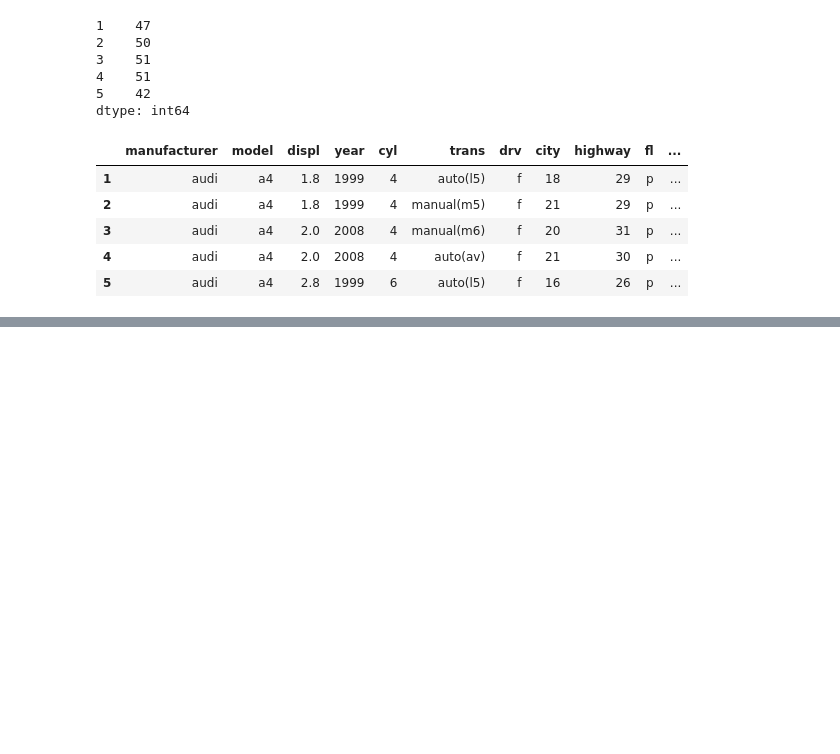
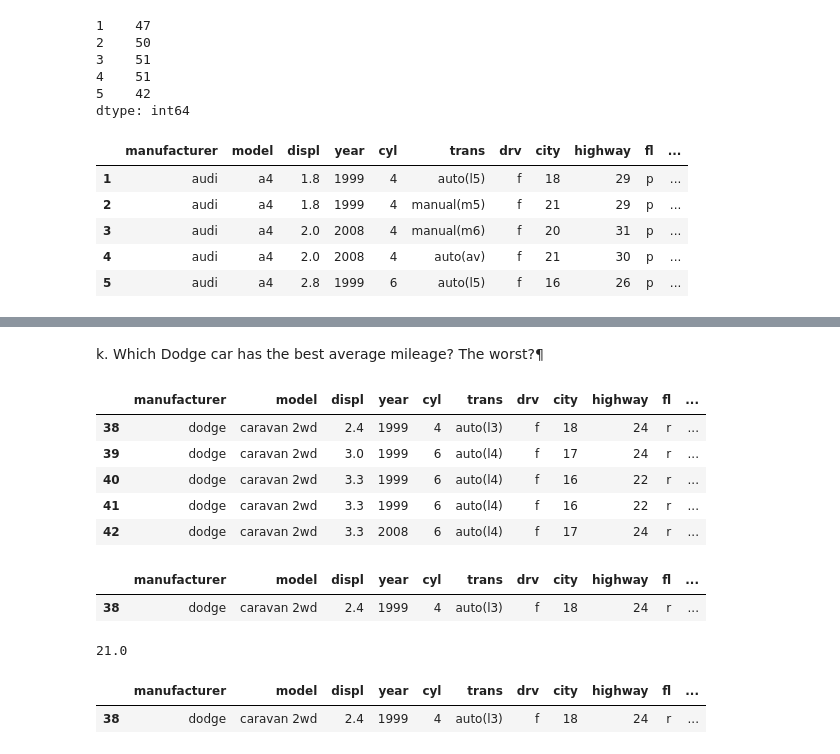
Before and after one commit to matt-c-knight/numpy-pandas-visualization-exercises, a Jupyter notebook: pandas_df_practice.ipynb, the cells around one changed output, grey strips where cells are left out. Cells and saved outputs as stored; diff of their text form; code cells hidden in the pictures; blank space fills up the shorter version.

```diff
--- a/pandas_df_practice.ipynb
+++ b/pandas_df_practice.ipynb
@@ -204,0 +215,2 @@ mpg.head()
+# %%
+mpg['mileage_difference'] = mpg.highway - mpg.city
@@ -204,0 +253,2 @@ mpg.head()
+# %%
+mpg['average_mileage'] = mpg.iloc[:, 7:9].sum(axis=1) / 2
@@ -204,0 +266,27 @@ mpg.head()
+# %% [markdown]
+k. Which Dodge car has the best average mileage? The worst?¶
+# %%
+dodge = mpg[mpg['manufacturer'] == 'dodge']
+# %%
+dodge.head()
+# %% [output]
+|  | manufacturer | model | displ | year | cyl | trans | drv | city | highway | fl | ... |
+| 38 | dodge | caravan 2wd | 2.4 | 1999 | 4 | auto(l3) | f | 18 | 24 | r | ... |
+| 39 | dodge | caravan 2wd | 3.0 | 1999 | 6 | auto(l4) | f | 17 | 24 | r | ... |
+| 40 | dodge | caravan 2wd | 3.3 | 1999 | 6 | auto(l4) | f | 16 | 22 | r | ... |
+| 41 | dodge | caravan 2wd | 3.3 | 1999 | 6 | auto(l4) | f | 16 | 22 | r | ... |
+| 42 | dodge | caravan 2wd | 3.3 | 2008 | 6 | auto(l4) | f | 17 | 24 | r | ... |
+# %%
+dodge.sort_values(by="average_mileage", ascending=False).head(1)
+# %% [output]
+|  | manufacturer | model | displ | year | cyl | trans | drv | city | highway | fl | ... |
+| 38 | dodge | caravan 2wd | 2.4 | 1999 | 4 | auto(l3) | f | 18 | 24 | r | ... |
+# %%
+dodge['average_mileage'].max()
+# %% [output]
+21.0
+# %%
+dodge[dodge['average_mileage'] == 21.0]
+# %% [output]
+|  | manufacturer | model | displ | year | cyl | trans | drv | city | highway | fl | ... |
+| 38 | dodge | caravan 2wd | 2.4 | 1999 | 4 | auto(l3) | f | 18 | 24 | r | ... |
```
Also changed, not shown: parts of 18 cells of this notebook.
